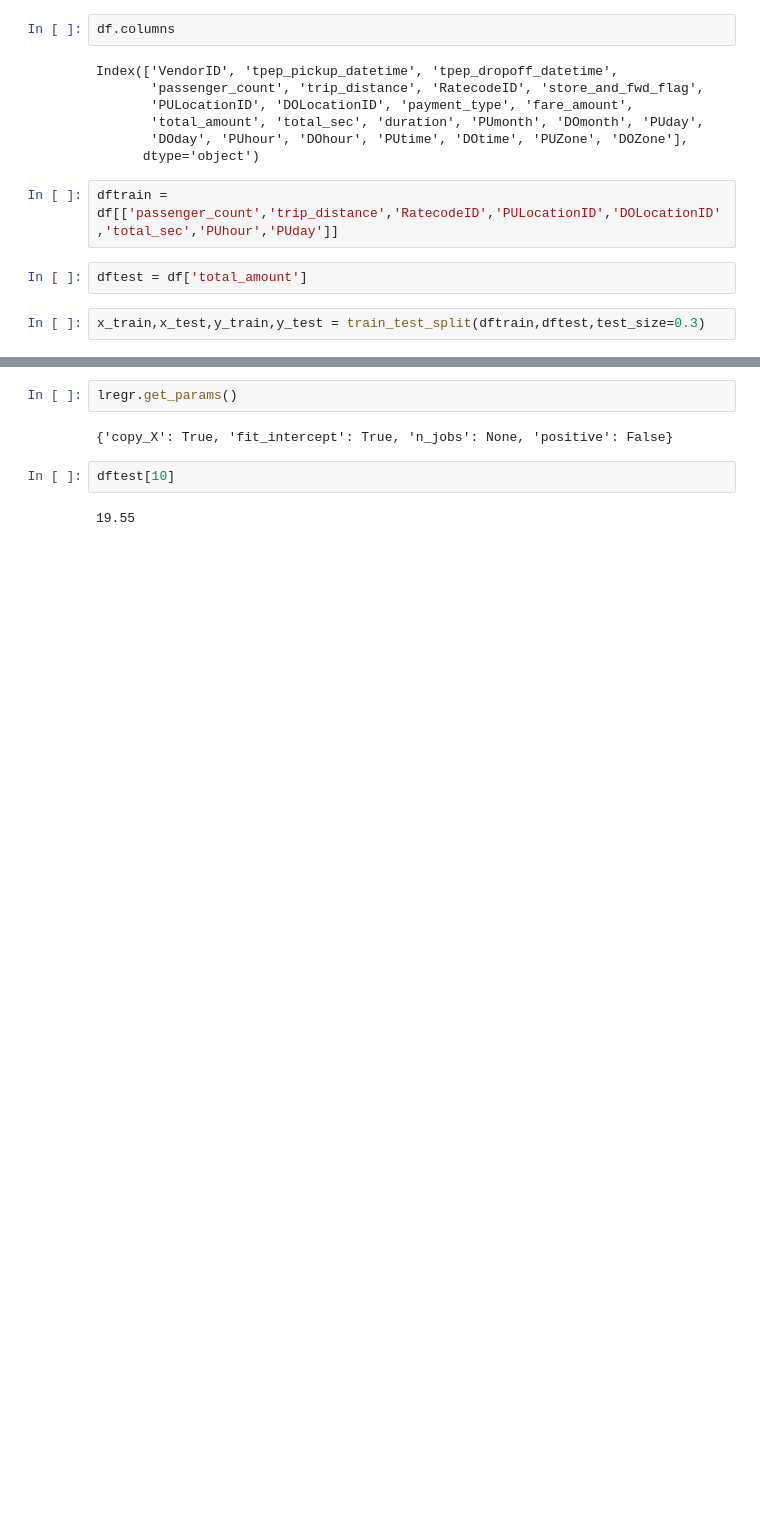
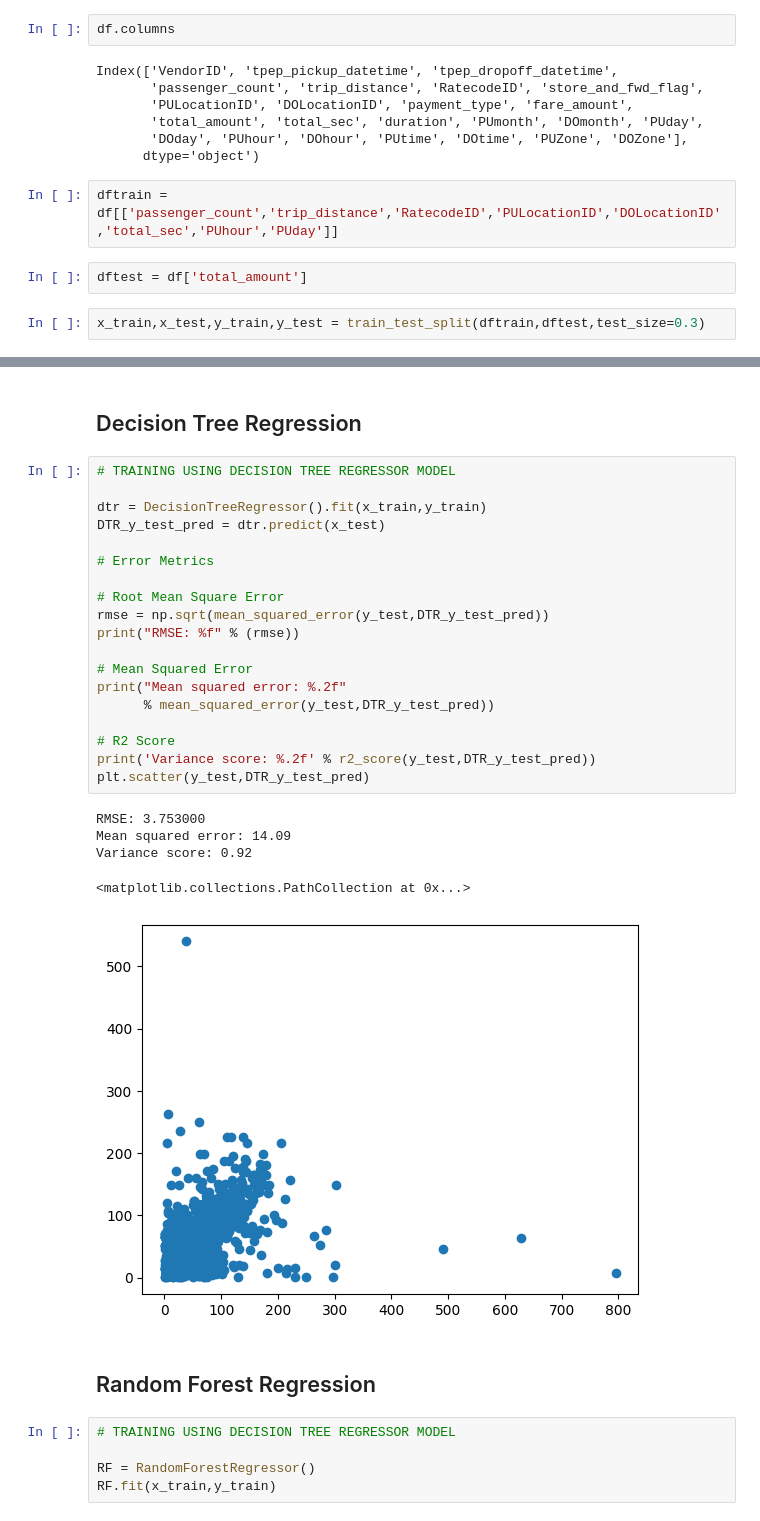
Before and after one commit to satyam-gaikwad/wheres-my-taxi, a Jupyter notebook: modelling.ipynb, the cells around one changed output, grey strips where cells are left out. Saved outputs shown, nothing was run; the diff lists cells and outputs as text; blank space fills up the shorter version.

Commit message:
Decision tree and random forest regressor

```diff
--- a/modelling.ipynb
+++ b/modelling.ipynb
@@ -94,9 +113,35 @@ NameError: name 'metrics' is not defined
 [figure]
-# %%
-lregr.get_params()
-# %% [output]
-{'copy_X': True, 'fit_intercept': True, 'n_jobs': None, 'positive': False}
+# %% [markdown]
+## Decision Tree Regression
 # %%
-dftest[10]
+# TRAINING USING DECISION TREE REGRESSOR MODEL
+
+dtr = DecisionTreeRegressor().fit(x_train,y_train)
+DTR_y_test_pred = dtr.predict(x_test)
+
+# Error Metrics
+
+# Root Mean Square Error
+rmse = np.sqrt(mean_squared_error(y_test,DTR_y_test_pred))
+print("RMSE: %f" % (rmse))
+
+# Mean Squared Error
+print("Mean squared error: %.2f"
+      % mean_squared_error(y_test,DTR_y_test_pred))
+
+# R2 Score
+print('Variance score: %.2f' % r2_score(y_test,DTR_y_test_pred))
+plt.scatter(y_test,DTR_y_test_pred)
 # %% [output]
-19.55
+RMSE: 3.753000
+Mean squared error: 14.09
+Variance score: 0.92
+<matplotlib.collections.PathCollection at 0x...>
+[figure, added]
+# %% [markdown]
+## Random Forest Regression
+# %%
+# TRAINING USING DECISION TREE REGRESSOR MODEL
+
+RF = RandomForestRegressor()
+RF.fit(x_train,y_train)
```
Also changed, not shown: parts of 6 cells of this notebook.
